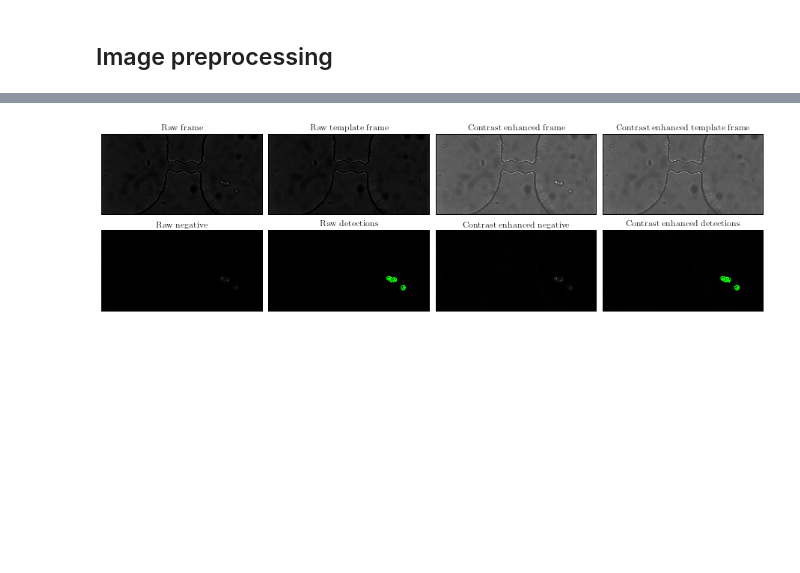
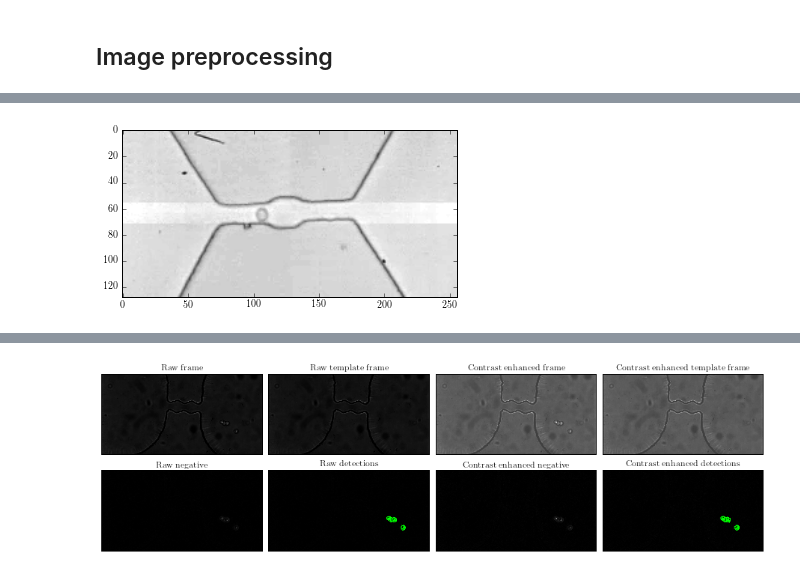
Before and after one commit to tphinkle/pore_stats, a Jupyter notebook: lab.ipynb, the cells around one changed output, grey strips where cells are left out. Cells and saved outputs as stored; diff of their text form; code cells hidden in the pictures; blank space fills up the shorter version.

```diff
--- a/lab.ipynb
+++ b/lab.ipynb
@@ -133,3 +147,8 @@ frame_processed = preprocess_frame(frame, alpha, beta)
+# %%
+plt.imshow(frame_template_processed, vmin =0, vmax = 1, cmap = 'gray')
+plt.show()
+# %% [output]
+[figure, added]
 # %%
 frame_template = oi_file.get_frame_vid(vid, 0)
 frame_template_processed = preprocess_frame(frame_template, alpha, beta)
```
Also changed, not shown: parts of 4 cells of this notebook, 17 other files.
